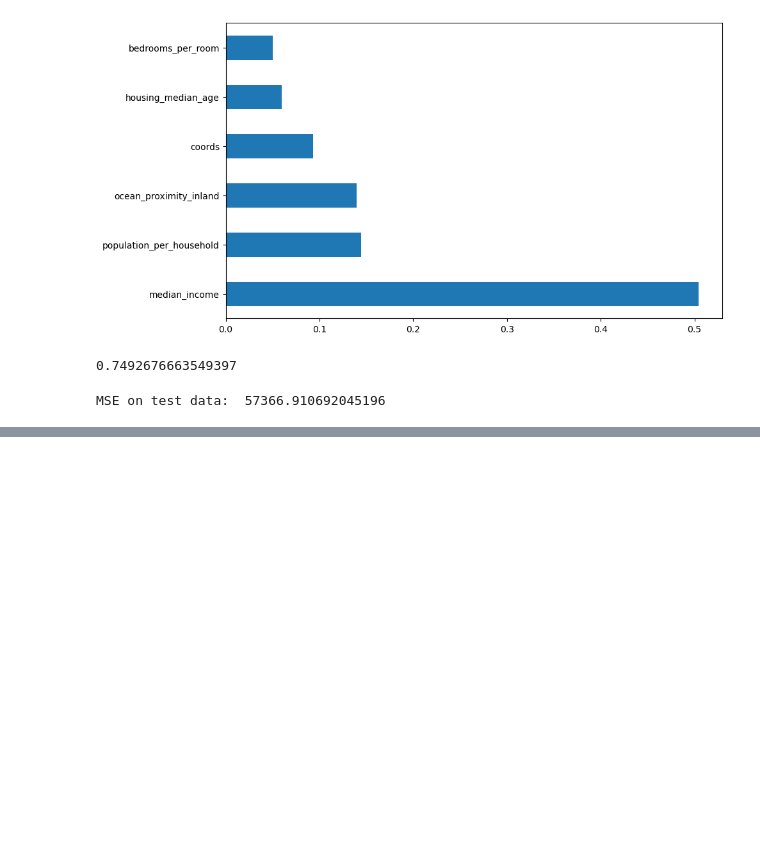
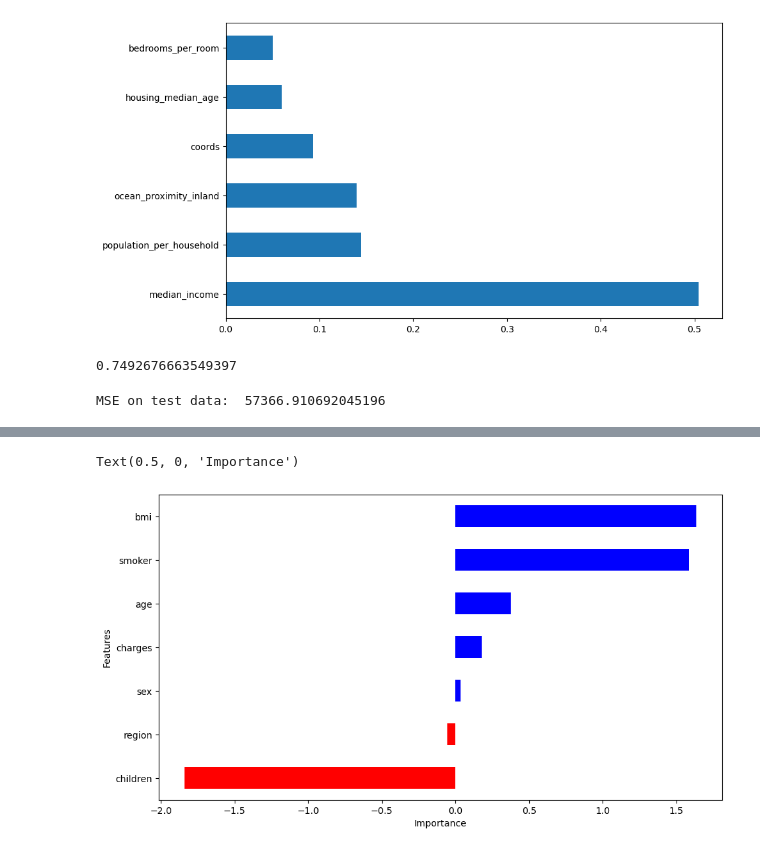
Before and after one commit to nishags83g/my-ai-learning, a Jupyter notebook: mylearnings.ipynb, the cells around one changed output, grey strips where cells are left out. Saved outputs shown, nothing was run; the diff lists cells and outputs as text; code cells hidden in the pictures; blank space fills up the shorter version.

```diff
--- a/mylearnings.ipynb
+++ b/mylearnings.ipynb
@@ -1001,0 +1159,7 @@ MSE on test data:  57366.910692045196
+# %%
+#formatted plot with blue colour for positive and red colour for negative correlation
+feature_imp.importance.plot(kind='barh', figsize=(11, 6), color=feature_imp.positive.map({True: 'blue', False: 'red'}))
+plt.xlabel('Importance')
+# %% [output]
+Text(0.5, 0, 'Importance')
+[figure, added]
```
Also changed, not shown: parts of 44 cells of this notebook.
